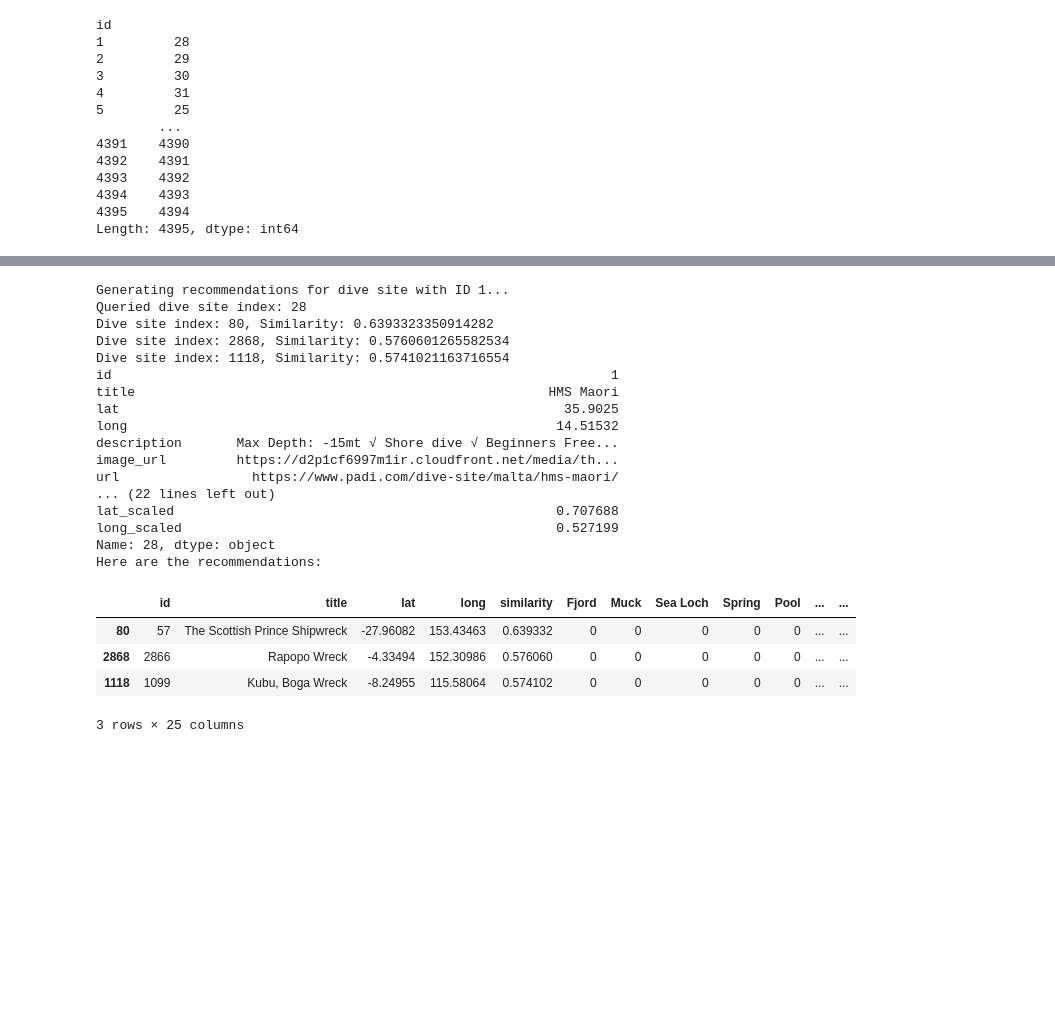
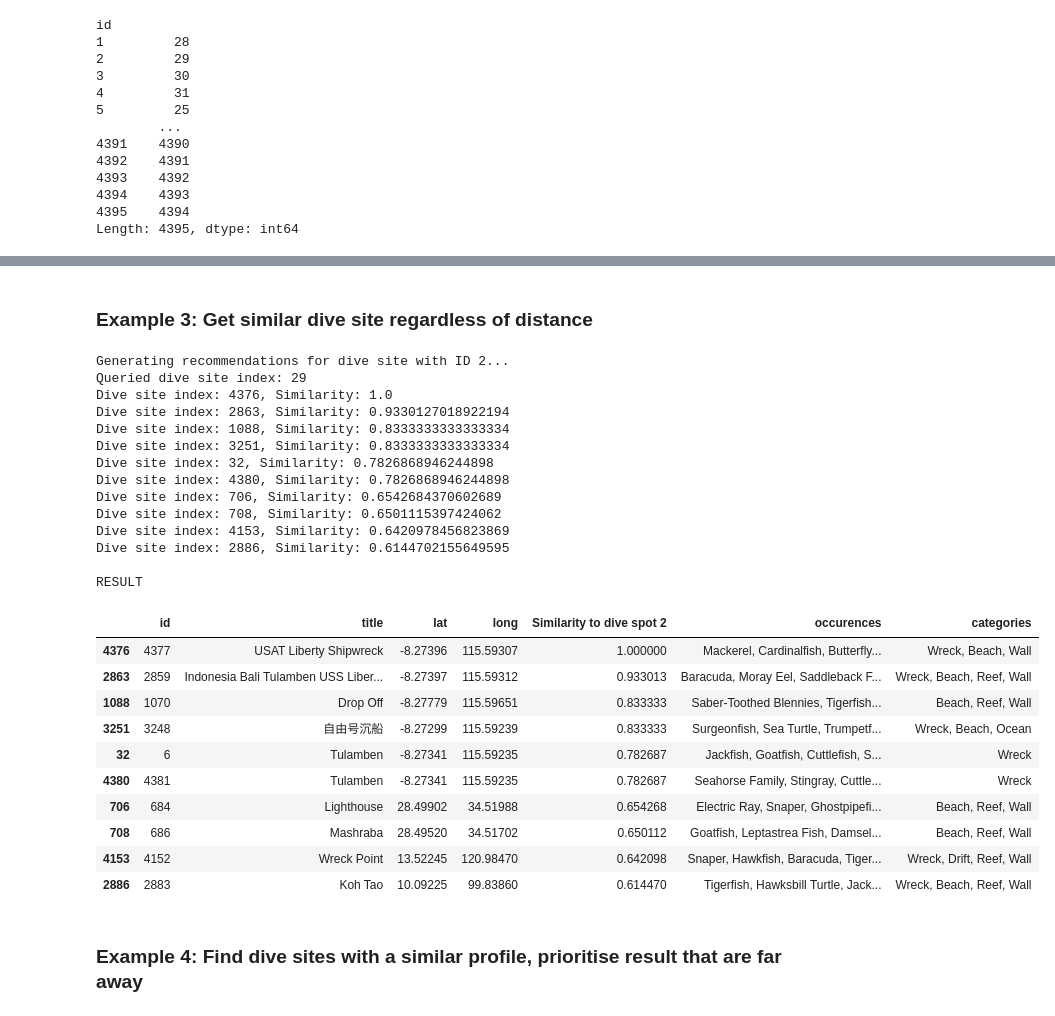
Before and after one commit to pvinnbru/data_integration, a Jupyter notebook: analysis/content_based_recommendendations.ipynb, the cells around one changed output, grey strips where cells are left out. Cells and saved outputs as stored; diff of their text form; code cells hidden in the pictures; blank space fills up the shorter version.

Commit message:
Added animals to the conten-based recommendations

```diff
--- a/analysis/content_based_recommendendations.ipynb
+++ b/analysis/content_based_recommendendations.ipynb
@@ -107,3 +107,9 @@ animals
 | 498 | 254 | Tree Dorids | https://encrypted-tbn0.gstatic.co... |
 | 499 | 446 | Desmacidids | https://encrypted-tbn0.gstatic.co... |
 500 rows × 3 columns
+# %%
+# Analyse if animal names are unique
+animal_names = animals['name'].values
+unique_animal_names = np.unique(animal_names)
+print("Number of animals: ", len(animal_names))
+print("Number of unique animal names: ", len(unique_animal_names))
@@ -253 +314,6 @@ test_geodata_vector = query_dive_site_geodata_vector(indices[1])  # get the latl
+# %%
+def query_dive_site_animal_vector(index):
+    """This function returns a vector representation of animals for the dive site with the given index."""
+    query_item = converted_dive_sites.loc[index, animals['name']].to_numpy()
+    return query_item
 # %%
@@ -355,32 +487,38 @@ Here are the recommendations:
+# %% [markdown]
+### Example 3: Get similar dive site regardless of distance
 # %%
-# We can also insert negative weights, e.g. w_geo = -0.5 to punish recommendations that are close geographically
+# We can also insert negative weights, e.g. w_geo = -1 to punish recommendations that are close geographically
 
 # Example: Punish recommendations that are close to the query dive site
-example_recommendations = get_recommendations(1, w_cat=1, w_geo=-0.5, n=3)
+example_recommendations = get_recommendations(2, w_cat=0.5, w_geo=0, w_animal=0.5, n=10)
 
-print(converted_dive_sites.loc[indices[1]])
-print("Here are the recommendations:")
-example_recommendations[['id', 'title', 'lat', 'long', 'similarity'] + categories['name'].tolist()]
+print("\nRESULT")
+example_recommendations[['id', 'title', 'lat', 'long', 'Similarity to dive spot 2', 'occurences', 'categories']]
 # %% [output]
-Generating recommendations for dive site with ID 1...
-Queried dive site index: 28
-Dive site index: 80, Similarity: 0.6393323350914282
-Dive site index: 2868, Similarity: 0.5760601265582534
-Dive site index: 1118, Similarity: 0.5741021163716554
-id                                                                1
-title                                                     HMS Maori
-lat                                                         35.9025
-long                                                       14.51532
-description       Max Depth: -15mt √ Shore dive √ Beginners Free...
-image_url         https://d2p1cf6997m1ir.cloudfront.net/media/th...
-url                 https://www.padi.com/dive-site/malta/hms-maori/
-... (22 lines left out)
-lat_scaled                                                 0.707688
-long_scaled                                                0.527199
-Name: 28, dtype: object
-Here are the recommendations:
+Generating recommendations for dive site with ID 2...
+Queried dive site index: 29
+Dive site index: 4376, Similarity: 1.0
+Dive site index: 2863, Similarity: 0.9330127018922194
+Dive site index: 1088, Similarity: 0.8333333333333334
+Dive site index: 3251, Similarity: 0.8333333333333334
+Dive site index: 32, Similarity: 0.7826868946244898
+Dive site index: 4380, Similarity: 0.7826868946244898
+Dive site index: 706, Similarity: 0.6542684370602689
+Dive site index: 708, Similarity: 0.6501115397424062
+Dive site index: 4153, Similarity: 0.6420978456823869
+Dive site index: 2886, Similarity: 0.6144702155649595
+
+RESULT
-|  | id | title | lat | long | similarity | Fjord | Muck | Sea Loch | Spring | Pool | ... | ... |
-| 80 | 57 | The Scottish Prince Shipwreck | -27.96082 | 153.43463 | 0.639332 | 0 | 0 | 0 | 0 | 0 | ... | ... |
-| 2868 | 2866 | Rapopo Wreck | -4.33494 | 152.30986 | 0.576060 | 0 | 0 | 0 | 0 | 0 | ... | ... |
-| 1118 | 1099 | Kubu, Boga Wreck | -8.24955 | 115.58064 | 0.574102 | 0 | 0 | 0 | 0 | 0 | ... | ... |
+|  | id | title | lat | long | Similarity to dive spot 2 | occurences | categories |
+| 4376 | 4377 | USAT Liberty Shipwreck | -8.27396 | 115.59307 | 1.000000 | Mackerel, Cardinalfish, Butterfly... | Wreck, Beach, Wall |
+| 2863 | 2859 | Indonesia Bali Tulamben USS Liber... | -8.27397 | 115.59312 | 0.933013 | Baracuda, Moray Eel, Saddleback F... | Wreck, Beach, Reef, Wall |
+| 1088 | 1070 | Drop Off | -8.27779 | 115.59651 | 0.833333 | Saber-Toothed Blennies, Tigerfish... | Beach, Reef, Wall |
+| 3251 | 3248 | 自由号沉船 | -8.27299 | 115.59239 | 0.833333 | Surgeonfish, Sea Turtle, Trumpetf... | Wreck, Beach, Ocean |
+| 32 | 6 | Tulamben | -8.27341 | 115.59235 | 0.782687 | Jackfish, Goatfish, Cuttlefish, S... | Wreck |
+| 4380 | 4381 | Tulamben | -8.27341 | 115.59235 | 0.782687 | Seahorse Family, Stingray, Cuttle... | Wreck |
+| 706 | 684 | Lighthouse | 28.49902 | 34.51988 | 0.654268 | Electric Ray, Snaper, Ghostpipefi... | Beach, Reef, Wall |
+| 708 | 686 | Mashraba | 28.49520 | 34.51702 | 0.650112 | Goatfish, Leptastrea Fish, Damsel... | Beach, Reef, Wall |
+| 4153 | 4152 | Wreck Point | 13.52245 | 120.98470 | 0.642098 | Snaper, Hawkfish, Baracuda, Tiger... | Wreck, Drift, Reef, Wall |
+| 2886 | 2883 | Koh Tao | 10.09225 | 99.83860 | 0.614470 | Tigerfish, Hawksbill Turtle, Jack... | Wreck, Beach, Reef, Wall |
-3 rows × 25 columns
+# %% [markdown]
+### Example 4: Find dive sites with a similar profile, prioritise result that are far away
```
Also changed, not shown: parts of 14 cells of this notebook.
